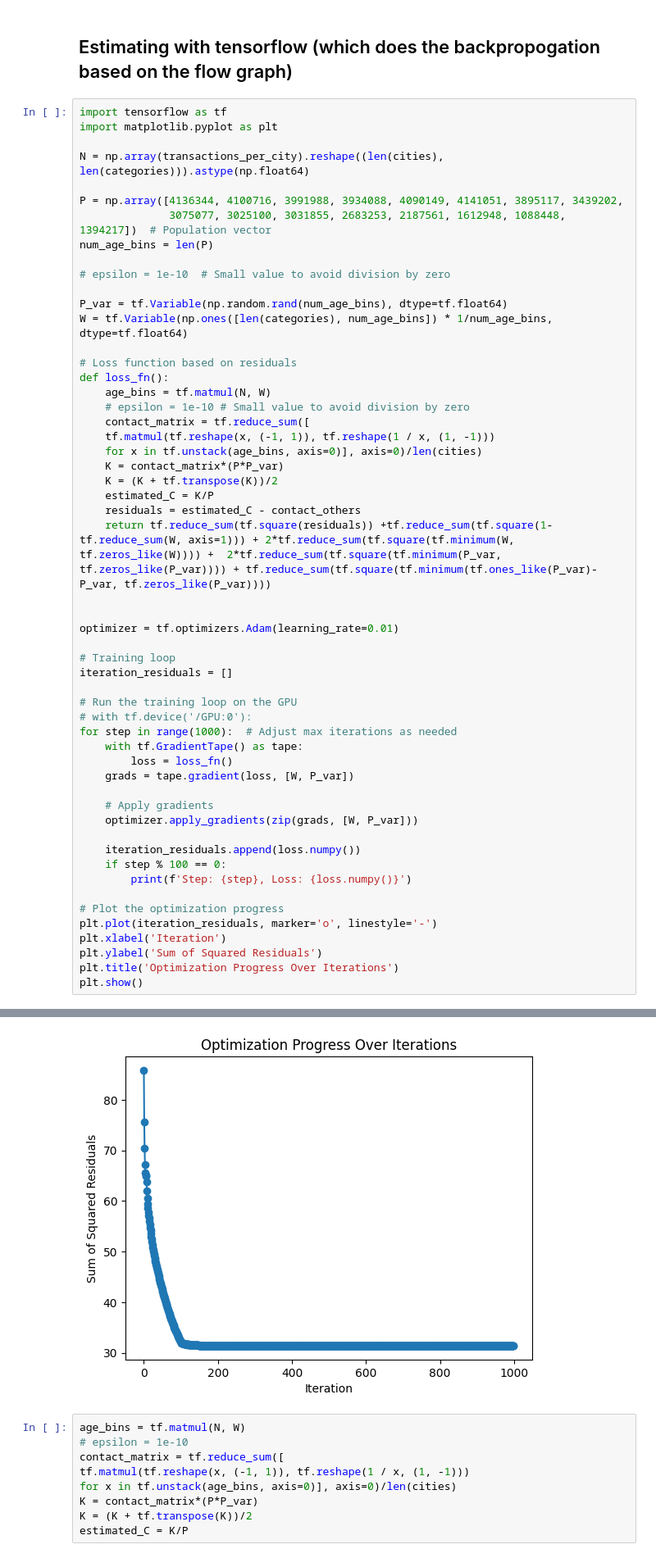
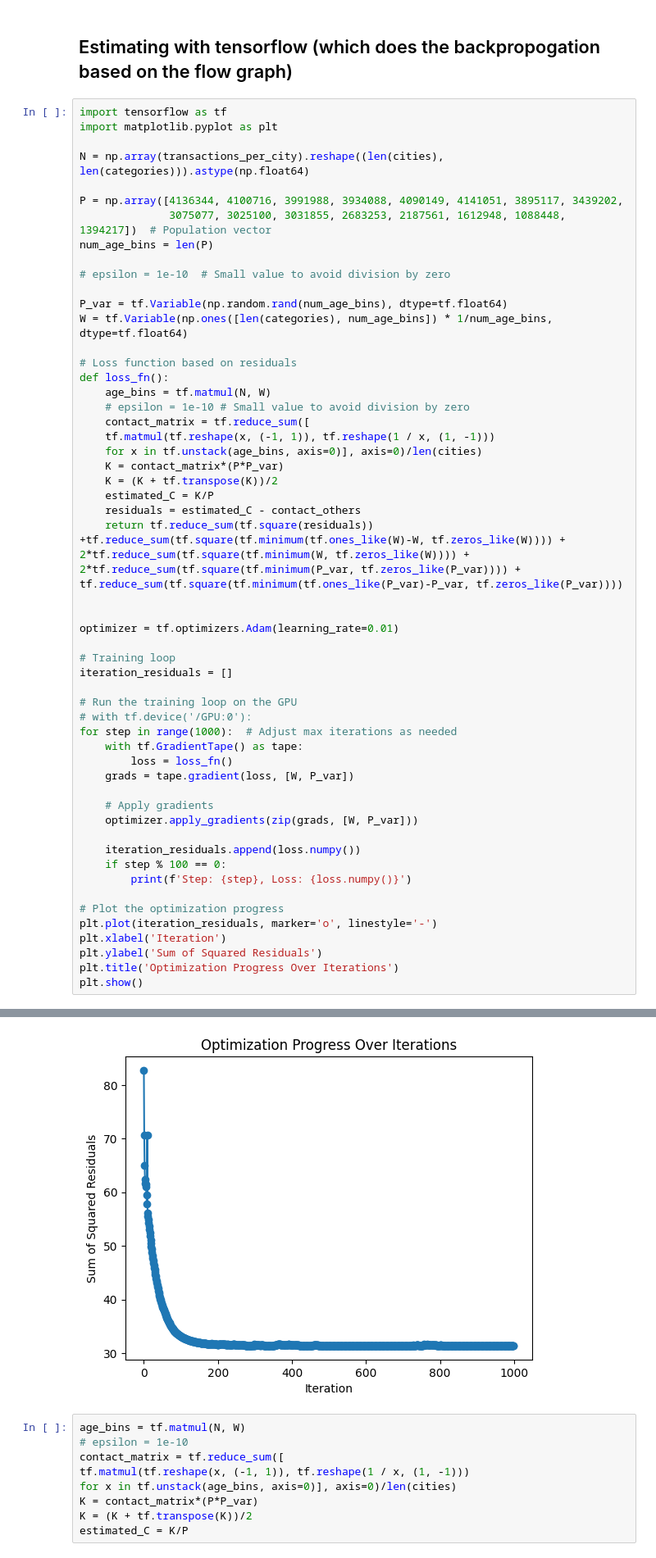
Before and after one commit to KnowledgeEdgeAI/PETs_for_Public_Health_Challenge, a Jupyter notebook: learnConsumptionDistribution.ipynb, the cells around one changed output, grey strips where cells are left out. Shown: that part at 82% size. Drawn from its saved outputs; the diff is of its cells as text.

```diff
--- a/learnConsumptionDistribution.ipynb
+++ b/learnConsumptionDistribution.ipynb
@@ -87,7 +87,7 @@ def loss_fn():
     K = (K + tf.transpose(K))/2
     estimated_C = K/P
     residuals = estimated_C - contact_others
-    return tf.reduce_sum(tf.square(residuals)) +tf.reduce_sum(tf.square(1- tf.reduce_sum(W, axis=1))) + 2*tf.reduce_sum(tf.square(tf.minimum(W, tf.zeros_like(W)))) +  2*tf.reduce_sum(tf.square(tf.minimum(P_var, tf.zeros_like(P_var)))) + tf.reduce_sum(tf.square(tf.minimum(tf.ones_like(P_var)-P_var, tf.zeros_like(P_var))))
+    return tf.reduce_sum(tf.square(residuals)) +tf.reduce_sum(tf.square(tf.minimum(tf.ones_like(W)-W, tf.zeros_like(W)))) + 2*tf.reduce_sum(tf.square(tf.minimum(W, tf.zeros_like(W)))) +  2*tf.reduce_sum(tf.square(tf.minimum(P_var, tf.zeros_like(P_var)))) + tf.reduce_sum(tf.square(tf.minimum(tf.ones_like(P_var)-P_var, tf.zeros_like(P_var))))
 
 
 optimizer = tf.optimizers.Adam(learning_rate=0.01)
@@ -129,4 +129,4 @@ Step: 900, Loss: 31.402044592763584
-[figure, old version]
+[figure, new version]
 # %%
 age_bins = tf.matmul(N, W)
 # epsilon = 1e-10
```
Also changed, not shown: parts of 6 cells of this notebook, 2 other files.
